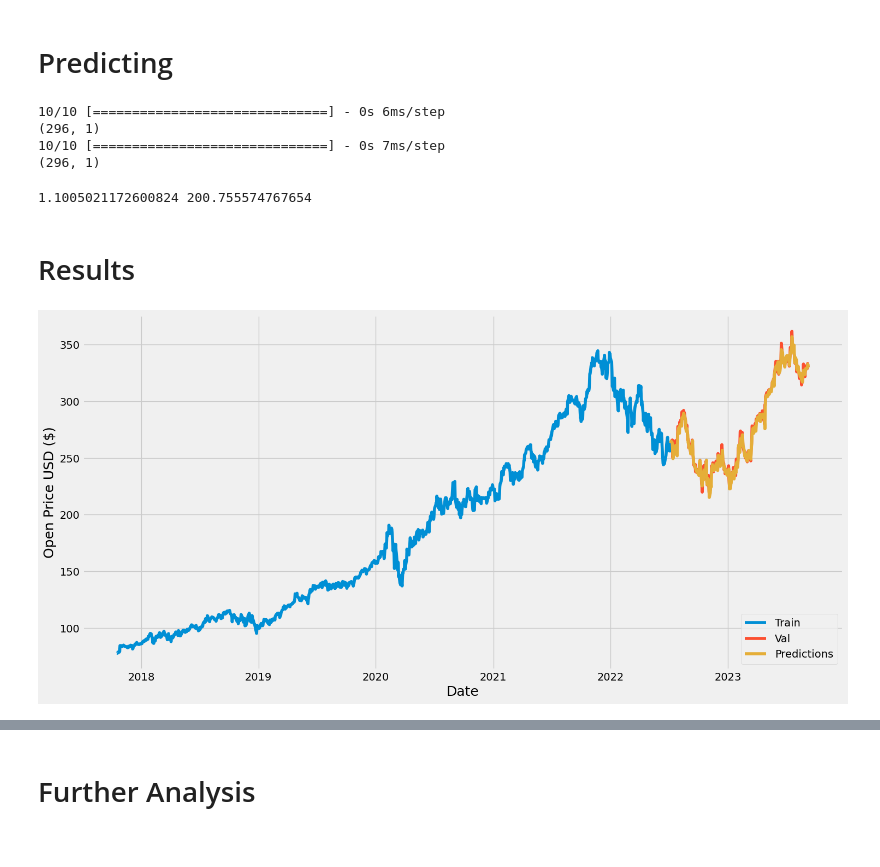
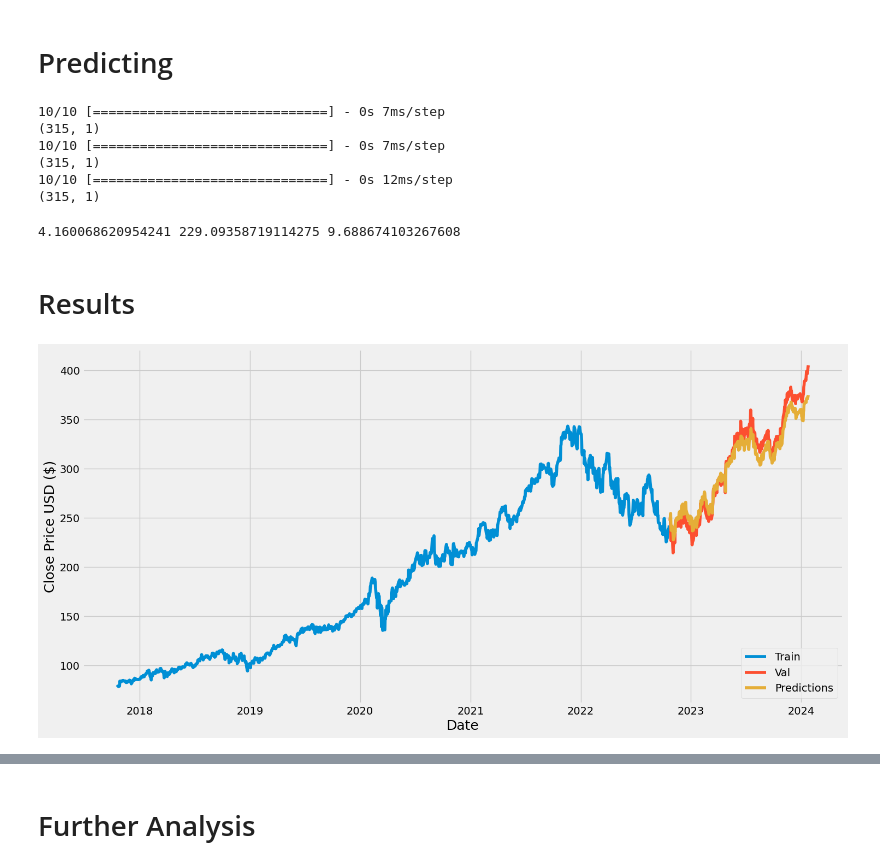
Before and after one commit to samuelfr98/machine_learning_sloper, a Jupyter notebook: Multivariate/TechnicalIndicatorsLSTM.ipynb, the cells around one changed output, grey strips where cells are left out. Cells and saved outputs as stored; diff of their text form; code cells hidden in the pictures.

Commit message:
Added technical indicator LSTM.

```diff
--- a/Multivariate/TechnicalIndicatorsLSTM.ipynb
+++ b/Multivariate/TechnicalIndicatorsLSTM.ipynb
@@ -271 +288,5 @@ df['Volume'] = yf_df['Volume']
+# %%
+yf_df = yf_df[200:]
+
+assert(yf_df.shape[0] == df.shape[0])
 # %%
@@ -327,0 +346,3 @@ ValueError: Found array with 0 feature(s) (shape=(1577, 0)) while a minimum of 1
+# %%
+scaled_df_train = scaled_df[:training_data_len]
+scaled_df_train.shape[1]
@@ -402,17 +440,20 @@ _________________________________________________________________
 # %% [markdown]
 <h1>Predicting</h1>
 # %%
+
 # Create the testing data set
 
 # Array containing scaled values from index 1543 to 2003
-test_data = scaled_data[training_data_len - 60:, :]
+test_data = scaled_df[training_data_len - 60:]
+
+dataset = df['Close'].values
 
 # Create the data sets x_test and y_test
 x_test = []
-y_test = dataset[training_data_len:, 1]
+y_test = dataset[training_data_len:]
 
 for i in range(60, len(test_data)):
-    x_test.append(test_data[i-60:i, :])
+    x_test.append(test_data[i-60:i])
 
 x_test = np.array(x_test)
 
@@ -427,71 +468,62 @@ print(old_model_predictions.shape)
 random_example_model_predictions = random_example_model.predict(x_test)
 print(random_example_model_predictions.shape)
 
-# fallback_model_predictions = lstm_fallback_model.predict(x_test)
-# print(fallback_model_predictions.shape)
 
-# model1_predictions = Lstm_model1.predict(x_test)
-# print(model1_predictions.shape)
-
-# model2_predictions = Lstm_model2.predict(x_test)
-# print(model2_predictions.shape)
+model1_predictions = Lstm_model1.predict(x_test)
+print(model1_predictions.shape)
 # %% [output]
-10/10 [==============================] - 0s 6ms/step
-(296, 1)
 10/10 [==============================] - 0s 7ms/step
-(296, 1)
+(315, 1)
+10/10 [==============================] - 0s 7ms/step
+(315, 1)
+10/10 [==============================] - 0s 12ms/step
+(315, 1)
 # %%
+norm_scaler = scalers['Close_scaler']
 
 # Unscale predictions to compare to original closing prices (y_test)
-old_model_predictions = open_price_scaler.inverse_transform(
+old_model_predictions = norm_scaler.inverse_transform(
     old_model_predictions)
+
 # Unscale predictions to compare to original closing prices (y_test)
-random_example_model_predictions = open_price_scaler.inverse_transform(
+random_example_model_predictions = norm_scaler.inverse_transform(
     random_example_model_predictions)
-# # Unscale predictions to compare to original closing prices (y_test)
-# fallback_model_predictions = open_price_scaler.inverse_transform(
-#     fallback_model_predictions)
-# # Unscale predictions to compare to original closing prices (y_test)
-# model1_predictions = open_price_scaler.inverse_transform(model1_predictions)
-# # Unscale predictions to compare to original closing prices (y_test)
-# model2_predictions = open_price_scaler.inverse_transform(model2_predictions)
+
+# Unscale predictions to compare to original closing prices (y_test)
+model1_predictions = norm_scaler.inverse_transform(model1_predictions)
 # %%
 # Evaluate root mean square error (RMSE) => Standard deviation of the residuals
 
 old_model_rmse = np.sqrt(np.mean(old_model_predictions - y_test)**2)
 random_example_model_rmse = np.sqrt(np.mean(random_example_model_predictions - y_test)**2)
-# fallback_model_rmse = np.sqrt(np.mean(fallback_model_predictions - y_test)**2)
-# model1_rmse = np.sqrt(np.mean(model1_predictions - y_test)**2)
-# model2_rmse = np.sqrt(np.mean(model2_predictions - y_test)**2)
+model1_rmse = np.sqrt(np.mean(model1_predictions - y_test)**2)
 
 print(old_model_rmse,
-      random_example_model_rmse)
-      # fallback_model_rmse,
-      # model1_rmse,
-      # model2_rmse)
+      random_example_model_rmse,
+      model1_rmse)
 # %% [output]
-1.1005021172600824 200.755574767654
+4.160068620954241 229.09358719114275 9.688674103267608
 # %% [markdown]
 <h1>Results</h1>
 # %%
 # Plot the data
-data = df.filter(['Open'])
+data = df.filter(['Close'])
 train = data[:training_data_len].copy()
 valid = data[training_data_len:].copy()
 
 valid['Predictions'] = old_model_predictions
 
 # Visualize the data
 plt.figure(figsize=(16,8))
 plt.title='Old Model'
 plt.xlabel('Date', fontsize=18)
-plt.ylabel('Open Price USD ($)', fontsize=18)
-plt.plot(train['Open'])
-plt.plot(valid[['Open', 'Predictions']])
+plt.ylabel('Close Price USD ($)', fontsize=18)
+plt.plot(train['Close'])
+plt.plot(valid[['Close', 'Predictions']])
 
 plt.legend(['Train', 'Val', 'Predictions'], loc='lower right')
 plt.show()
 # %% [output]
-[figure, old version]
+[figure, new version]
 # %%
 # Plot the data
```
Also changed, not shown: parts of 12 cells of this notebook, 2 other files.
